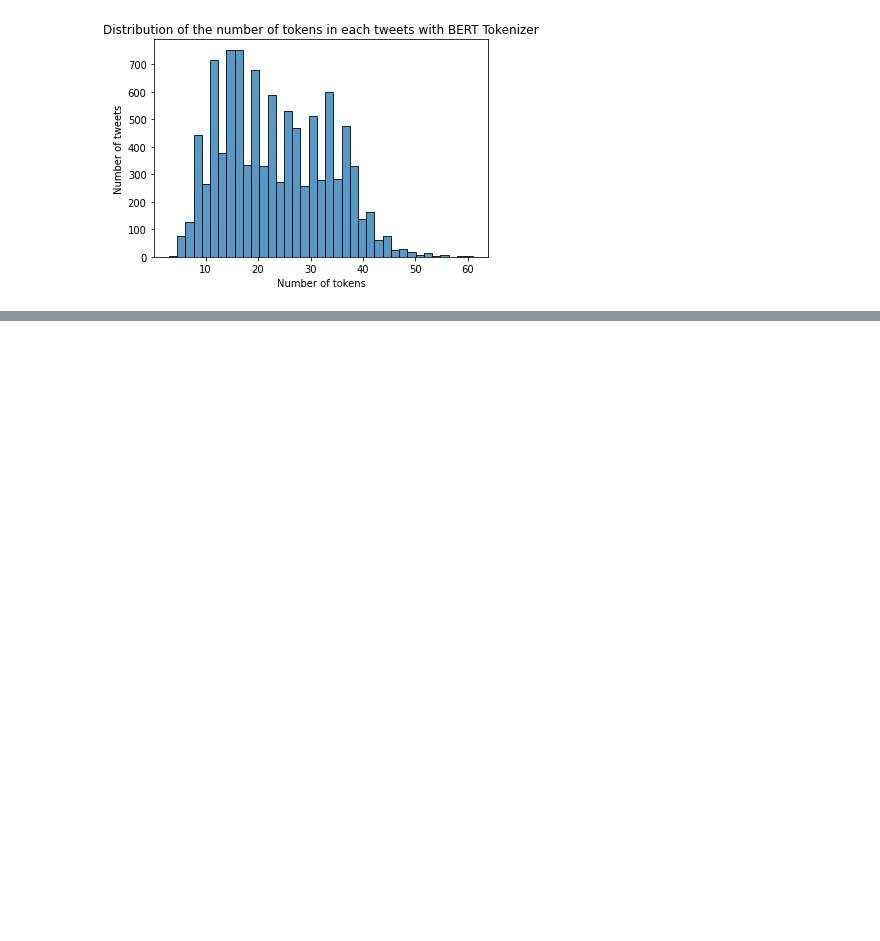
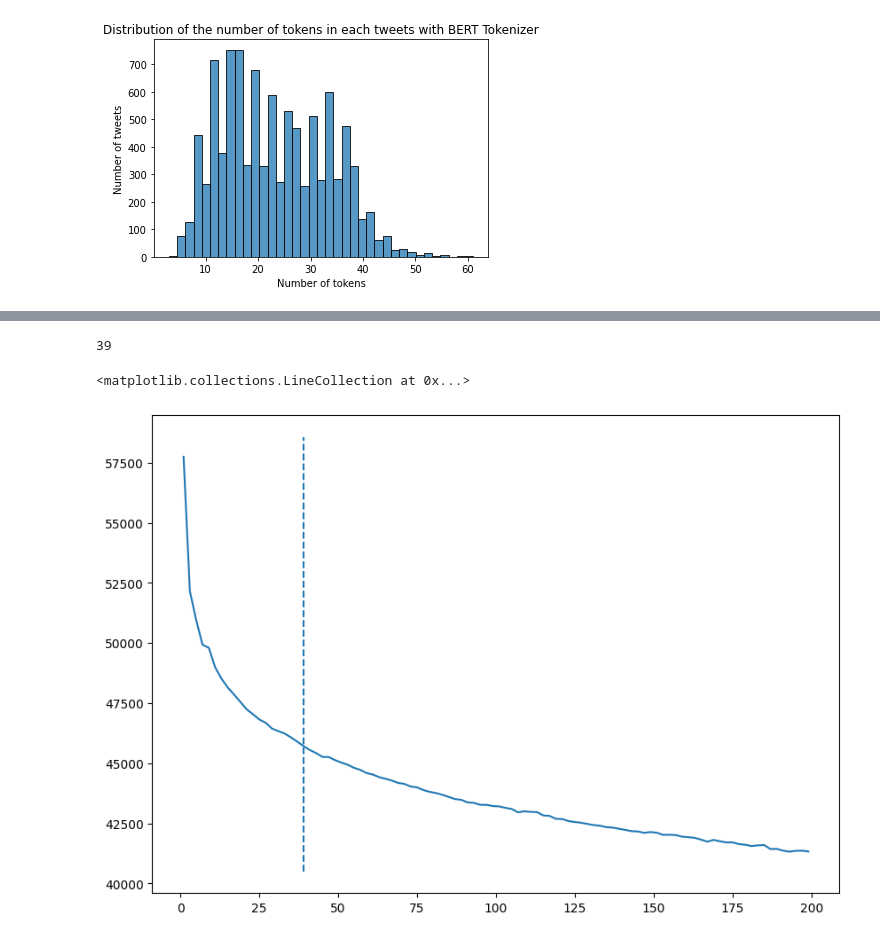
Before and after one commit to magantoine/EfficientActiveLearning, a Jupyter notebook: eda.ipynb, the cells around one changed output, grey strips where cells are left out. Saved outputs shown, nothing was run; the diff lists cells and outputs as text; code cells hidden in the pictures; blank space fills up the shorter version.

```diff
--- a/eda.ipynb
+++ b/eda.ipynb
@@ -58,0 +199,19 @@ g.set_ylabel("Number of tweets");
+# %%
+distortions = []
+Ks = np.arange(1,200,2)
+for k in tqdm(Ks):
+    kmeans = KMeans(n_clusters=k, random_state=0, n_init="auto").fit(all_embs)
+    distortions.append(kmeans.inertia_)
+# %%
+from kneed import KneeLocator
+kn = KneeLocator(Ks, distortions, curve='convex', direction='decreasing')
+print(kn.knee)
+# %% [output]
+39
+# %%
+f = plt.figure(figsize=(10, 7))
+plt.plot(Ks, distortions)
+plt.vlines(kn.knee, ymin=plt.ylim()[0], ymax=plt.ylim()[1], linestyle="dashed")
+# %% [output]
+<matplotlib.collections.LineCollection at 0x...>
+[figure, added]
```
Also changed, not shown: parts of 44 cells of this notebook, 2 other files.
